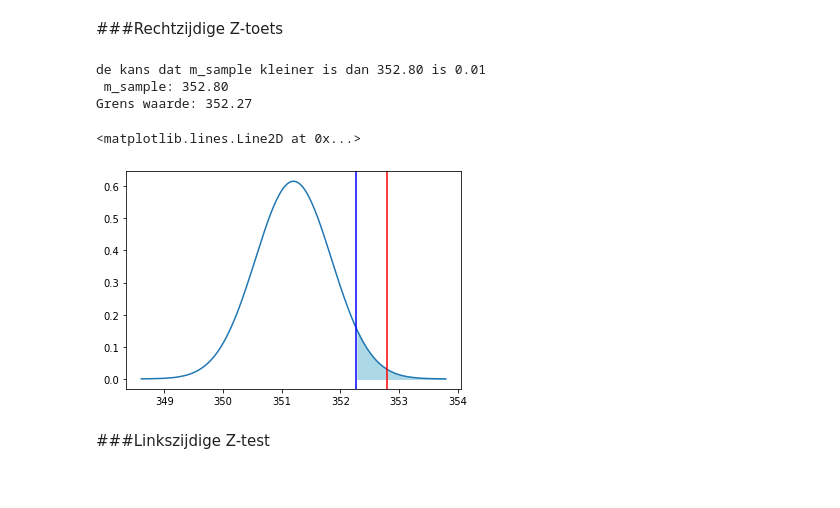
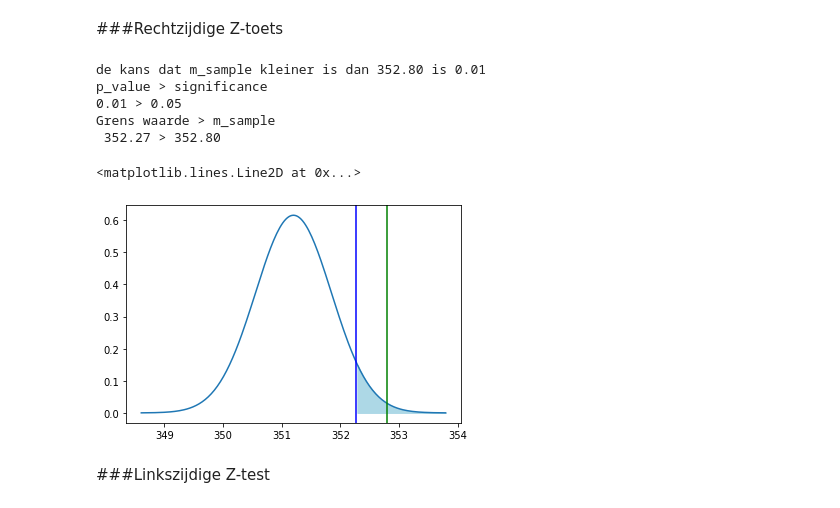
Before and after one commit to arnauddormaels/Data-Science-and-AI, a Jupyter notebook: Solution Labs/Cheat-sheet.ipynb, the cells around one changed output. Drawn from its saved outputs; the diff is of its cells as text; code cells hidden in the pictures.

```diff
--- a/Solution Labs/Cheat-sheet.ipynb
+++ b/Solution Labs/Cheat-sheet.ipynb
@@ -514,34 +514,37 @@ m=351.2
 s=4.1
 m_sample = 352.8                                   #Gemiddelde dat wordt waargenomen
 s_sample = s/math.sqrt(n)
-signifance = 0.05                                  #Significantie niveau
+significance = 0.05                                  #Significantie niveau
 # %%
 #methode 1
 p_value = stats.norm.sf(m_sample, loc=m, scale=s_sample)
 print("de kans dat m_sample kleiner is dan %.2f is %.2f" % (m_sample,p_value))      #indien p_value kleiner is dan significantie niveau(5%) verwerpen hypothese
-
+print("p_value > significance")
+print("%.2f > %.2f" % (p_value,significance))
 
 
 #methode 2 eerst grenswaarde berekenen adhv significnatie niveau (5%) en kijken of deze waarde kleiner is dan m_sample
-g_value = stats.norm.isf(signifance, m, s_sample)                                    #grens waarde
-print("Grens waarde: %.2f" % g_value)                                                #indien g_value kleiner dan m_sample verwerpen hypothese
-print(" m_sample: %.2f" % m_sample)
+g_value = stats.norm.isf(significance, m, s_sample)                                    #grens waarde
+print("Grens waarde > m_sample")                                                #indien g_value kleiner dan m_sample verwerpen hypothese
+print(" %.2f > %.2f" % (g_value,m_sample))
 
 
 #tekening maken
 dist_x=np.linspace(m - 4 * s_sample,m + 4 * s_sample,num=201)
 dist_y= stats.norm.pdf(dist_x,m,s_sample)
 
 plt.plot(dist_x,dist_y)
 plt.fill_between(dist_x,dist_y, where=dist_x >= g_value,color='lightblue')
 plt.axvline(x=g_value, color='blue')
-plt.axvline(x=m_sample, color='red')                                                  #waarde ligt erbuiten dus nulhypothese wordt verworpen (indien rood in het blauw ligt = verwerpen)
+plt.axvline(x=m_sample, color='green')                                                  #indien groen in het blauw ligt = verwerpen
 # %% [output]
 de kans dat m_sample kleiner is dan 352.80 is 0.01
- m_sample: 352.80
-Grens waarde: 352.27
+p_value > significance
+0.01 > 0.05
+Grens waarde > m_sample
+ 352.27 > 352.80
 <matplotlib.lines.Line2D at 0x...>
-[figure, old version]
+[figure, new version]
 # %% [markdown]
 ###Linkszijdige Z-test
 # %%
```
Also changed, not shown: parts of 7 cells of this notebook.
